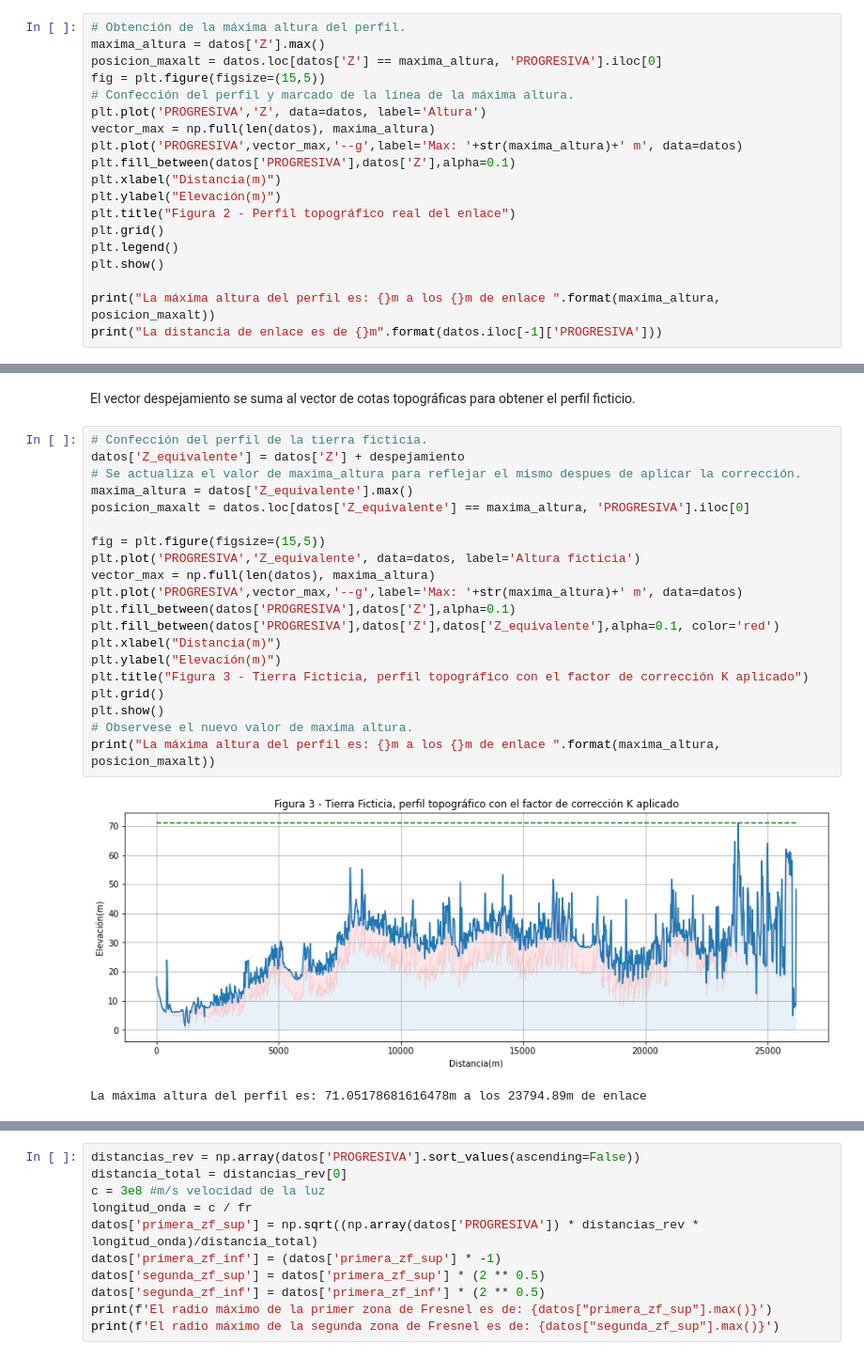
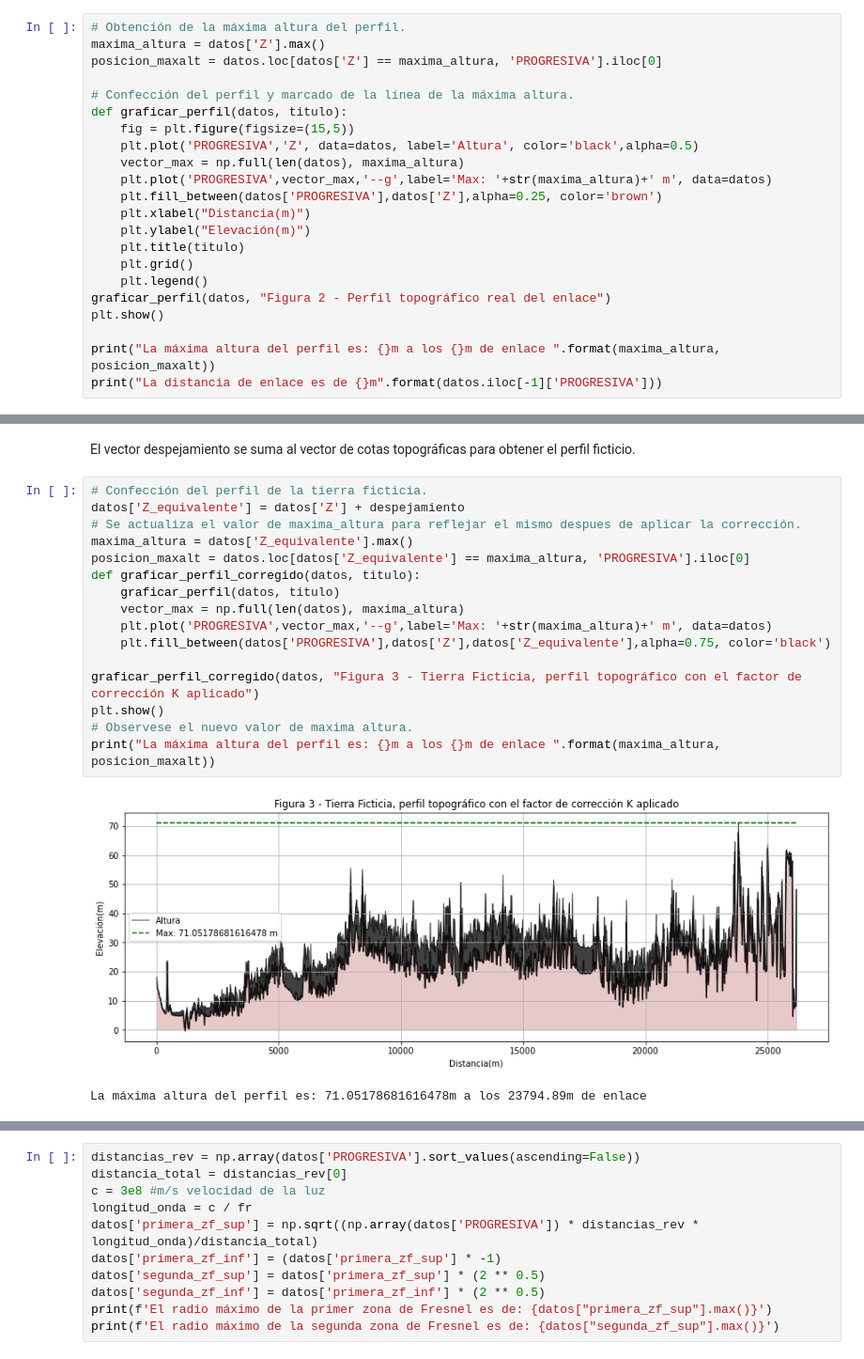
Before and after one commit to carlosmgc2003/calculo_enlace, a Jupyter notebook: Cálculo de Enlace.ipynb, the cells around one changed output, grey strips where cells are left out. Shown at 94% size. Cells and saved outputs as stored; diff of their text form.

```diff
--- a/Cálculo de Enlace.ipynb
+++ b/Cálculo de Enlace.ipynb
@@ -90,17 +90,20 @@ Con los datos cargados se confecciona el gráfico del perfil topográfico real.
 # Obtención de la máxima altura del perfil.
 maxima_altura = datos['Z'].max()
 posicion_maxalt = datos.loc[datos['Z'] == maxima_altura, 'PROGRESIVA'].iloc[0]
-fig = plt.figure(figsize=(15,5))
+
 # Confección del perfil y marcado de la línea de la máxima altura.
-plt.plot('PROGRESIVA','Z', data=datos, label='Altura')
-vector_max = np.full(len(datos), maxima_altura)
-plt.plot('PROGRESIVA',vector_max,'--g',label='Max: '+str(maxima_altura)+' m', data=datos)
-plt.fill_between(datos['PROGRESIVA'],datos['Z'],alpha=0.1)
-plt.xlabel("Distancia(m)")
-plt.ylabel("Elevación(m)")
-plt.title("Figura 2 - Perfil topográfico real del enlace")
-plt.grid()
-plt.legend()
+def graficar_perfil(datos, titulo):
+    fig = plt.figure(figsize=(15,5))
+    plt.plot('PROGRESIVA','Z', data=datos, label='Altura', color='black',alpha=0.5)
+    vector_max = np.full(len(datos), maxima_altura)
+    plt.plot('PROGRESIVA',vector_max,'--g',label='Max: '+str(maxima_altura)+' m', data=datos)
+    plt.fill_between(datos['PROGRESIVA'],datos['Z'],alpha=0.25, color='brown')
+    plt.xlabel("Distancia(m)")
+    plt.ylabel("Elevación(m)")
+    plt.title(titulo)
+    plt.grid()
+    plt.legend()
+graficar_perfil(datos, "Figura 2 - Perfil topográfico real del enlace")
 plt.show()
 
 print("La máxima altura del perfil es: {}m a los {}m de enlace ".format(maxima_altura, posicion_maxalt))
@@ -178,24 +181,20 @@ El vector despejamiento se suma al vector de cotas topográficas para obtener el
 # %%
 # Confección del perfil de la tierra ficticia.
 datos['Z_equivalente'] = datos['Z'] + despejamiento
 # Se actualiza el valor de maxima_altura para reflejar el mismo despues de aplicar la corrección.
 maxima_altura = datos['Z_equivalente'].max()
 posicion_maxalt = datos.loc[datos['Z_equivalente'] == maxima_altura, 'PROGRESIVA'].iloc[0]
+def graficar_perfil_corregido(datos, titulo):
+    graficar_perfil(datos, titulo)
+    vector_max = np.full(len(datos), maxima_altura)
+    plt.plot('PROGRESIVA',vector_max,'--g',label='Max: '+str(maxima_altura)+' m', data=datos)
+    plt.fill_between(datos['PROGRESIVA'],datos['Z'],datos['Z_equivalente'],alpha=0.75, color='black')
 
-fig = plt.figure(figsize=(15,5))
-plt.plot('PROGRESIVA','Z_equivalente', data=datos, label='Altura ficticia')
-vector_max = np.full(len(datos), maxima_altura)
-plt.plot('PROGRESIVA',vector_max,'--g',label='Max: '+str(maxima_altura)+' m', data=datos)
-plt.fill_between(datos['PROGRESIVA'],datos['Z'],alpha=0.1)
-plt.fill_between(datos['PROGRESIVA'],datos['Z'],datos['Z_equivalente'],alpha=0.1, color='red')
-plt.xlabel("Distancia(m)")
-plt.ylabel("Elevación(m)")
-plt.title("Figura 3 - Tierra Ficticia, perfil topográfico con el factor de corrección K aplicado")
-plt.grid()
+graficar_perfil_corregido(datos, "Figura 3 - Tierra Ficticia, perfil topográfico con el factor de corrección K aplicado")
 plt.show()
 # Observese el nuevo valor de maxima altura.
 print("La máxima altura del perfil es: {}m a los {}m de enlace ".format(maxima_altura, posicion_maxalt))
 # %% [output]
-[figure, old version]
+[figure, new version]
 La máxima altura del perfil es: 71.05178681616478m a los 23794.89m de enlace
 # %% [markdown]
```
Also changed, not shown: parts of 8 cells of this notebook.
